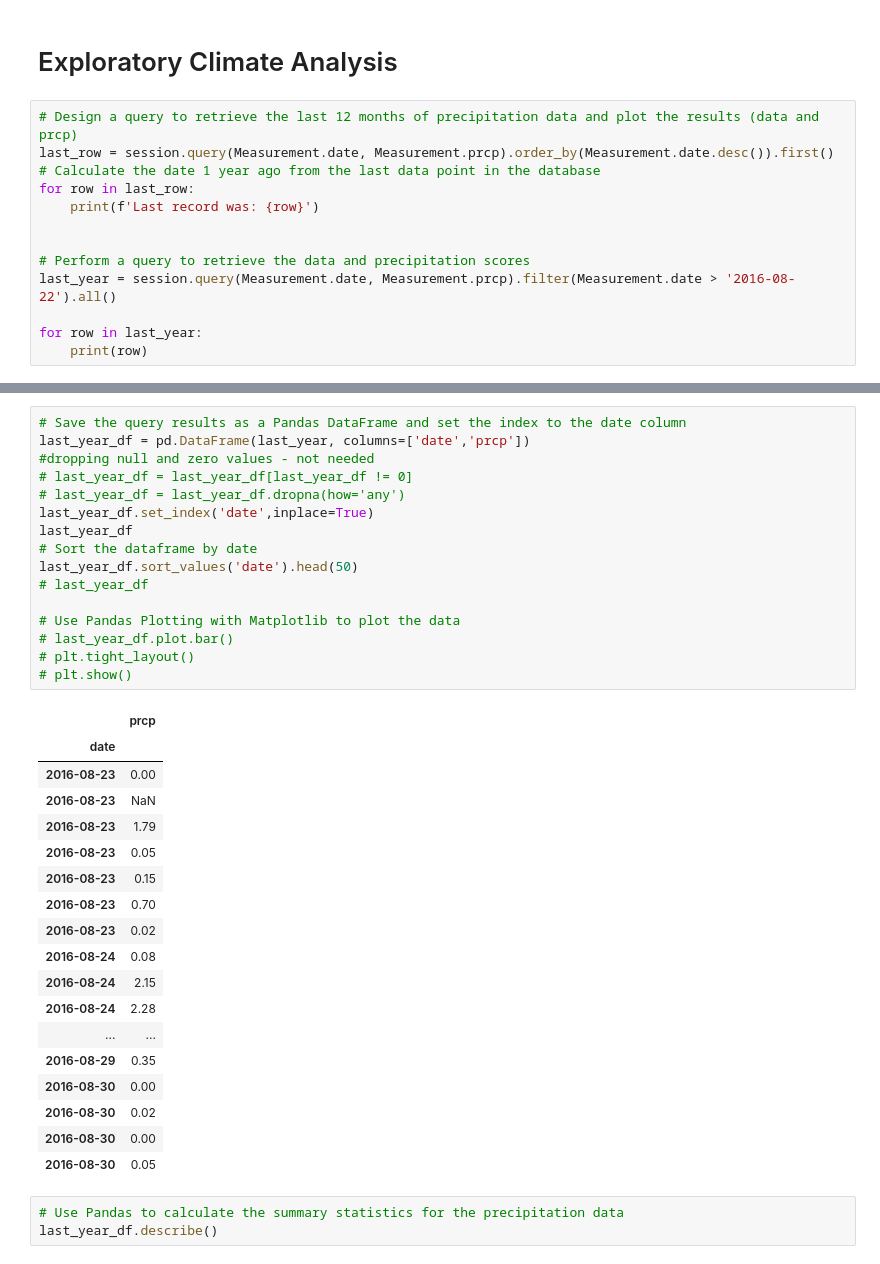
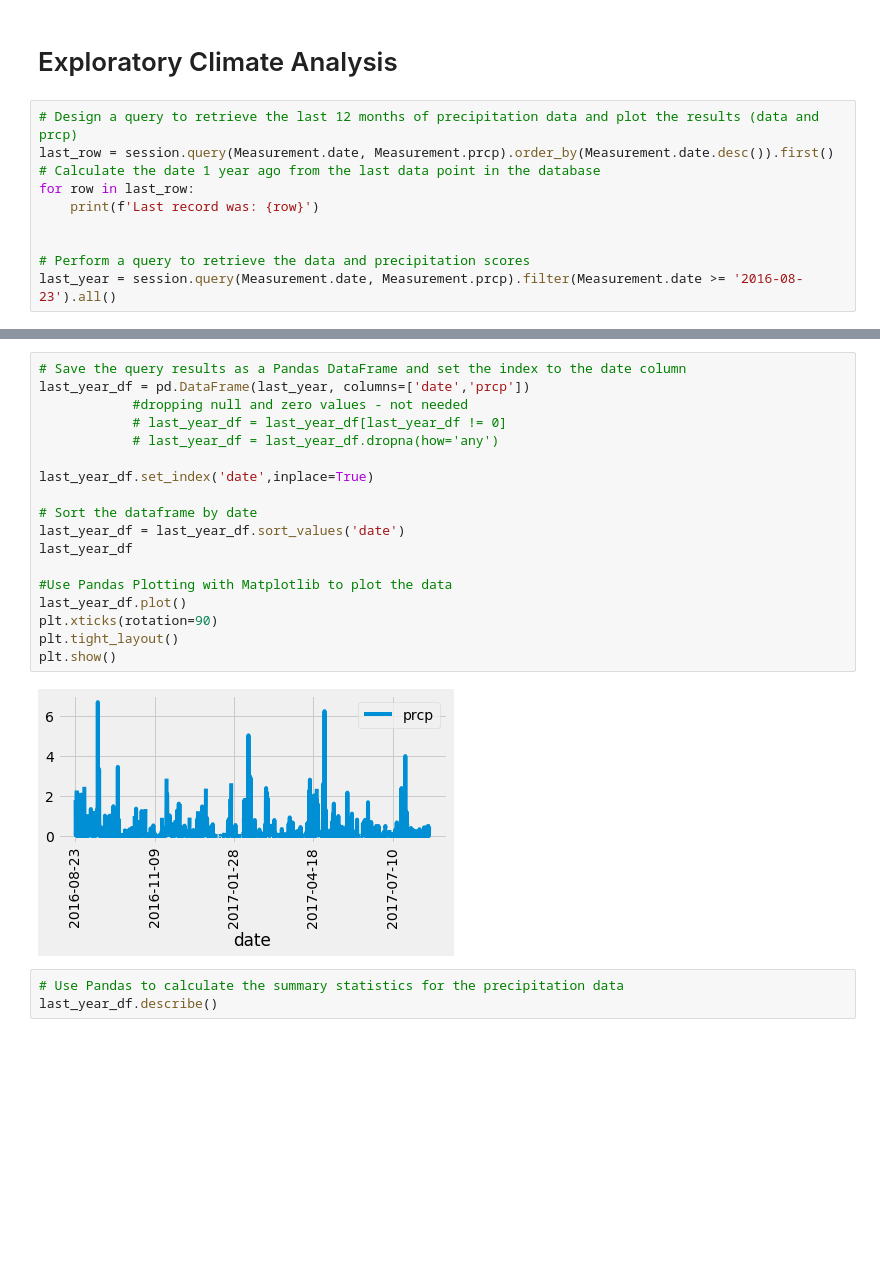
Before and after one commit to Jecyfdez/sqlalchemy-challenge, a Jupyter notebook: climate_starter.ipynb, the cells around one changed output, grey strips where cells are left out. Saved outputs shown, nothing was run; the diff lists cells and outputs as text; blank space fills up the shorter version.

```diff
--- a/climate_starter.ipynb
+++ b/climate_starter.ipynb
@@ -50,10 +50,7 @@ for row in last_row:
 
 
 # Perform a query to retrieve the data and precipitation scores
-last_year = session.query(Measurement.date, Measurement.prcp).filter(Measurement.date > '2016-08-22').all()
-
-for row in last_year:
-    print(row)
+last_year = session.query(Measurement.date, Measurement.prcp).filter(Measurement.date >= '2016-08-23').all()
 # %% [output]
 Last record was: 2017-08-23
 Last record was: 0.0
@@ -75,38 +57,23 @@ Last record was: 0.0
 # %%
 # Save the query results as a Pandas DataFrame and set the index to the date column
 last_year_df = pd.DataFrame(last_year, columns=['date','prcp'])
-#dropping null and zero values - not needed
-# last_year_df = last_year_df[last_year_df != 0]
-# last_year_df = last_year_df.dropna(how='any')
+            #dropping null and zero values - not needed
+            # last_year_df = last_year_df[last_year_df != 0]
+            # last_year_df = last_year_df.dropna(how='any')
+
 last_year_df.set_index('date',inplace=True)
+
+# Sort the dataframe by date
+last_year_df = last_year_df.sort_values('date')
 last_year_df
-# Sort the dataframe by date
-last_year_df.sort_values('date').head(50)
-# last_year_df
 
-# Use Pandas Plotting with Matplotlib to plot the data
-# last_year_df.plot.bar()
-# plt.tight_layout()
-# plt.show()
+#Use Pandas Plotting with Matplotlib to plot the data
+last_year_df.plot()
+plt.xticks(rotation=90)
+plt.tight_layout()
+plt.show()
 # %% [output]
-|  | prcp |
-| date |  |
-| 2016-08-23 | 0.00 |
-| 2016-08-23 | NaN |
-| 2016-08-23 | 1.79 |
-| 2016-08-23 | 0.05 |
-| 2016-08-23 | 0.15 |
-| 2016-08-23 | 0.70 |
-| 2016-08-23 | 0.02 |
-| 2016-08-24 | 0.08 |
-| 2016-08-24 | 2.15 |
-| 2016-08-24 | 2.28 |
-| ... | ... |
-| 2016-08-29 | 0.35 |
-| 2016-08-30 | 0.00 |
-| 2016-08-30 | 0.02 |
-| 2016-08-30 | 0.00 |
-| 2016-08-30 | 0.05 |
+[figure, added]
 # %%
 # Use Pandas to calculate the summary statistics for the precipitation data
 last_year_df.describe()
```
Also changed, not shown: parts of 8 cells of this notebook, 2 other files.
